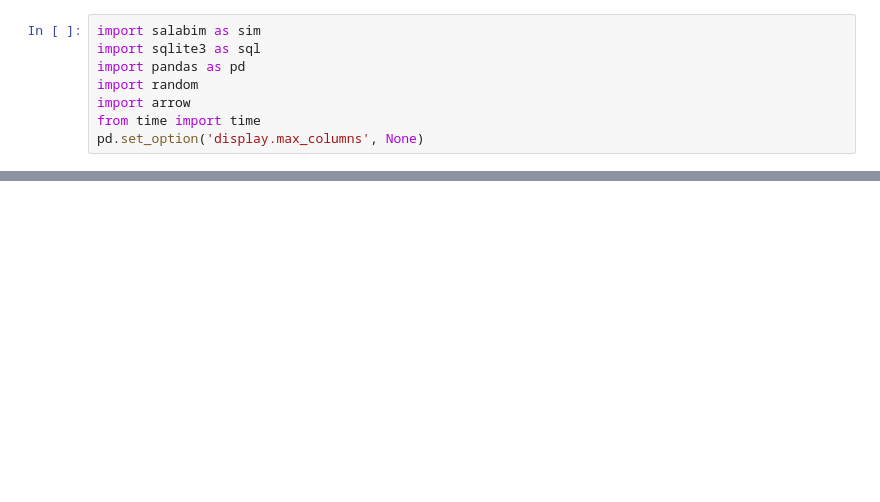
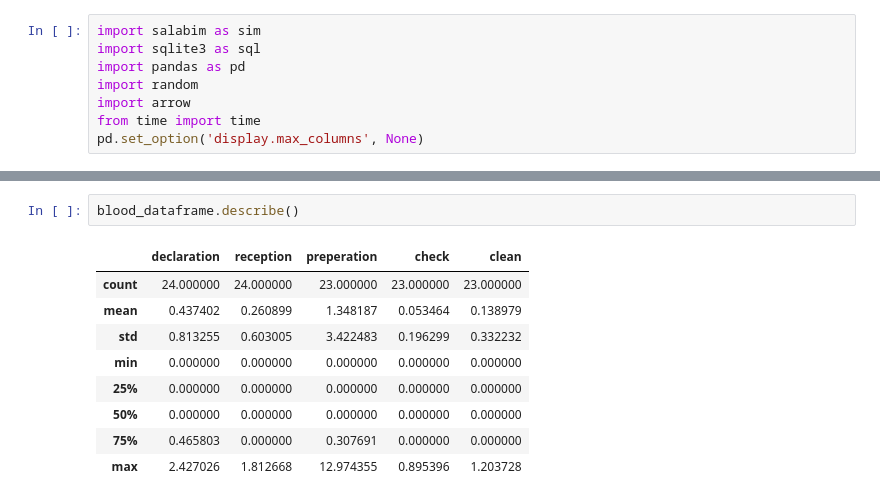
Before and after one commit to MikkelMathiesen/BloodDonation, a Jupyter notebook: Simulation.ipynb, the cells around one changed output, grey strips where cells are left out. Saved outputs shown, nothing was run; the diff lists cells and outputs as text; blank space fills up the shorter version.

```diff
--- a/Simulation.ipynb
+++ b/Simulation.ipynb
@@ -261,0 +299,12 @@ blood_collection_data = pd.read_sql_query("SELECT CPR_HASH as CPR, TID_MODTAGET
+# %%
+blood_dataframe.describe()
+# %% [output]
+|  | declaration | reception | preperation | check | clean |
+| count | 24.000000 | 24.000000 | 23.000000 | 23.000000 | 23.000000 |
+| mean | 0.437402 | 0.260899 | 1.348187 | 0.053464 | 0.138979 |
+| std | 0.813255 | 0.603005 | 3.422483 | 0.196299 | 0.332232 |
+| min | 0.000000 | 0.000000 | 0.000000 | 0.000000 | 0.000000 |
+| 25% | 0.000000 | 0.000000 | 0.000000 | 0.000000 | 0.000000 |
+| 50% | 0.000000 | 0.000000 | 0.000000 | 0.000000 | 0.000000 |
+| 75% | 0.465803 | 0.000000 | 0.307691 | 0.000000 | 0.000000 |
+| max | 2.427026 | 1.812668 | 12.974355 | 0.895396 | 1.203728 |
```
Also changed, not shown: parts of 13 cells of this notebook.
